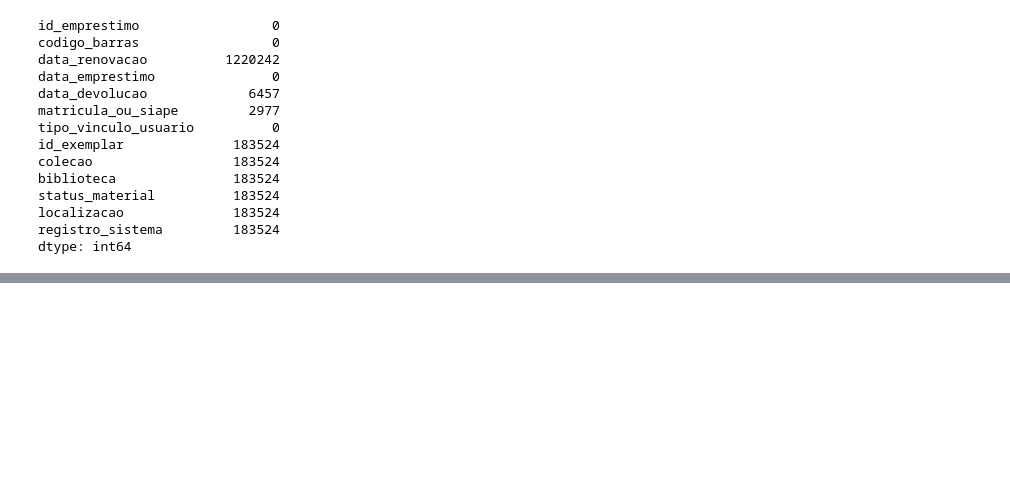
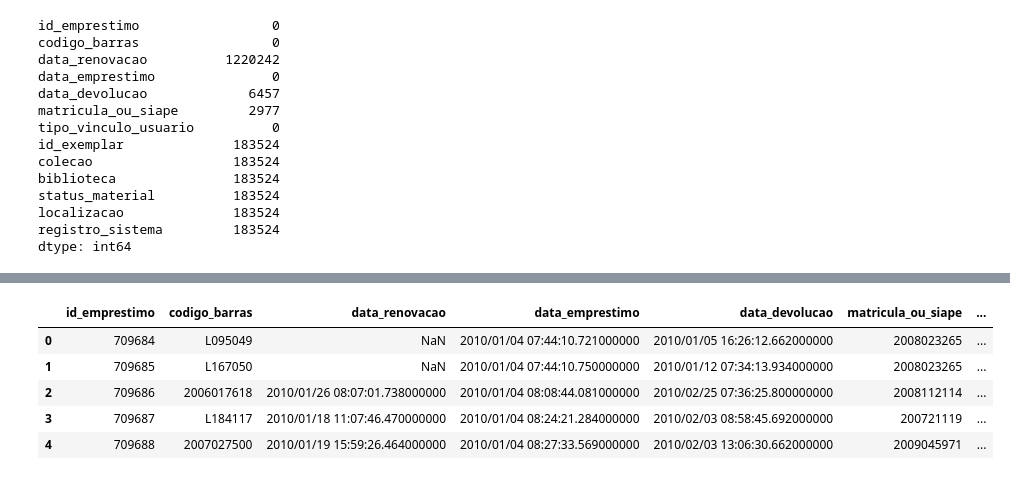
Before and after one commit to LucasMunarolo/Analise-Dados, a Jupyter notebook: EmprestimosBiblioteca.ipynb, the cells around one changed output, grey strips where cells are left out. Cells and saved outputs as stored; diff of their text form; code cells hidden in the pictures; blank space fills up the shorter version.

Commit message:
Dia 2 - 7 Days Of Code
Adicionada uma coluna contendo a Classificação Decimal Universal, afim de saber a classe do material emprestado.

```diff
--- a/EmprestimosBiblioteca.ipynb
+++ b/EmprestimosBiblioteca.ipynb
@@ -207,0 +221,46 @@ Observa-se que existem 38540 códigos, resultando em 183524 linhas, que não for
+# %%
+# Função que será usada para criar a coluna de classe
+def definir_classe(localizacao):
+    if localizacao >= 0  and localizacao < 100:
+        return 'Generalidades. Ciência e conhecimento.'
+    elif localizacao >= 100 and localizacao < 200:
+        return 'Filosofia e psicologia.'
+    elif localizacao >= 200 and localizacao < 300:
+        return 'Religião.'
+    elif localizacao >= 300 and localizacao < 400:
+        return 'Ciências sociais.'
+    elif localizacao >= 400 and localizacao < 500:
+        return 'Classe vaga. Provisoriamente não ocupada.'
+    elif localizacao >= 500 and localizacao < 600:
+        return 'Matemática e ciências naturais.'
+    elif localizacao >= 600 and localizacao < 700:
+        return 'Ciências aplicadas.'
+    elif localizacao >= 700 and localizacao < 800:
+        return 'Belas artes.'
+    elif localizacao >= 800 and localizacao < 900:
+        return 'Linguagem. Língua. Linguística.'
+    elif localizacao >= 900 and localizacao < 1000:
+        return 'Geografia. Biografia. História.'
+    else:
+        return 'Classe não localizada.'
+
+# Criando uma coluna no dataframe utilizando a função criada
+dataframe_analise['classe'] = dataframe_analise['localizacao'].apply(definir_classe)
+# %%
+# Excluindo a coluna registro_sistema que não faz sentido para a análise
+dataframe_analise.drop(columns = 'registro_sistema', inplace = True)
+# %%
+# Alterando o tipo da coluna matricula_ou_siape para string para melhorar a visualização
+dataframe_analise['matricula_ou_siape'] = dataframe_analise['matricula_ou_siape'].astype(str)
+# Retirando a casa decimal, que no caso da matrícula é irrelevante, já que é sempre .0
+dataframe_analise['matricula_ou_siape'] = dataframe_analise['matricula_ou_siape'].apply(lambda x: x.replace('.0',''))
+# %%
+# Visualizando o dataframe alterado
+dataframe_analise.head()
+# %% [output]
+|  | id_emprestimo | codigo_barras | data_renovacao | data_emprestimo | data_devolucao | matricula_ou_siape | ... |
+| 0 | 709684 | L095049 | NaN | 2010/01/04 07:44:10.721000000 | 2010/01/05 16:26:12.662000000 | 2008023265 | ... |
+| 1 | 709685 | L167050 | NaN | 2010/01/04 07:44:10.750000000 | 2010/01/12 07:34:13.934000000 | 2008023265 | ... |
+| 2 | 709686 | 2006017618 | 2010/01/26 08:07:01.738000000 | 2010/01/04 08:08:44.081000000 | 2010/02/25 07:36:25.800000000 | 2008112114 | ... |
+| 3 | 709687 | L184117 | 2010/01/18 11:07:46.470000000 | 2010/01/04 08:24:21.284000000 | 2010/02/03 08:58:45.692000000 | 200721119 | ... |
+| 4 | 709688 | 2007027500 | 2010/01/19 15:59:26.464000000 | 2010/01/04 08:27:33.569000000 | 2010/02/03 13:06:30.662000000 | 2009045971 | ... |
```
Also changed, not shown: parts of 5 cells of this notebook.
